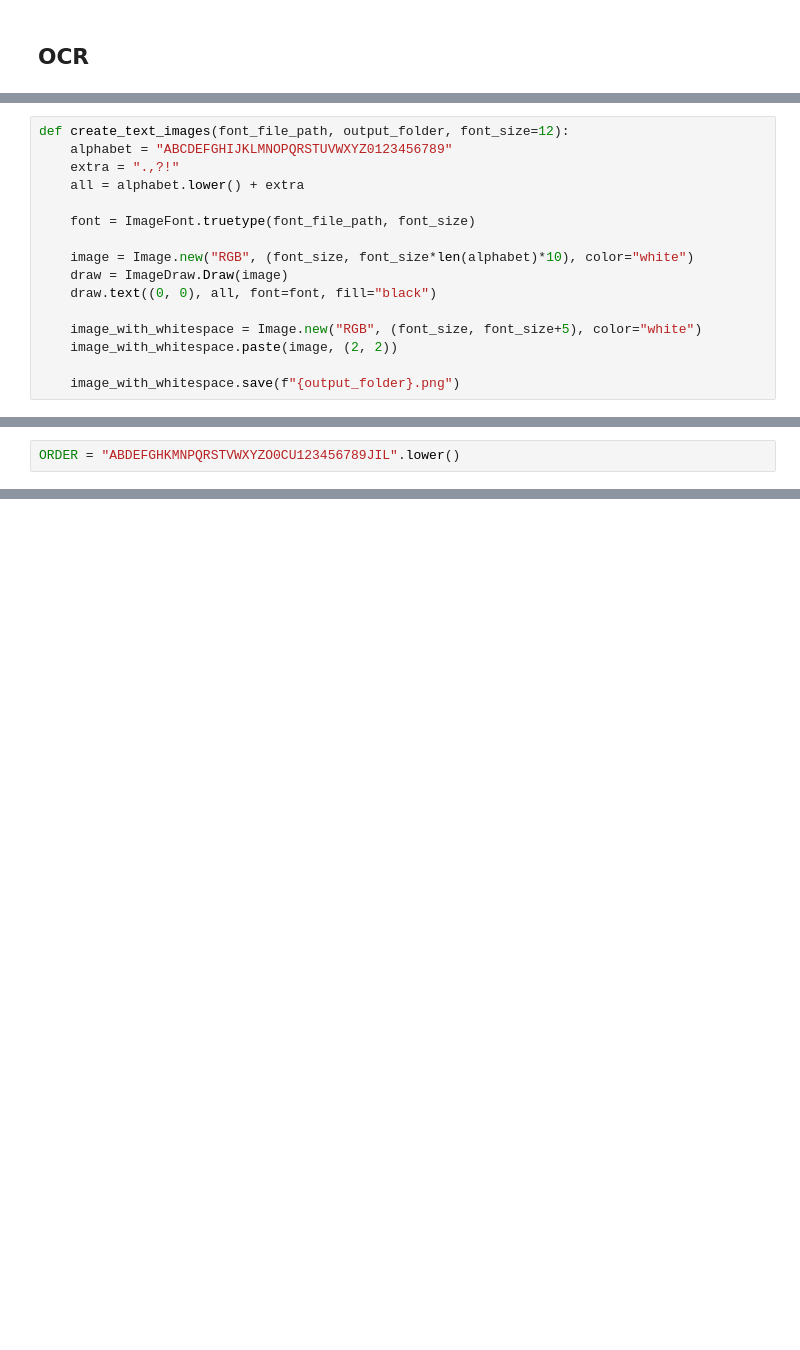
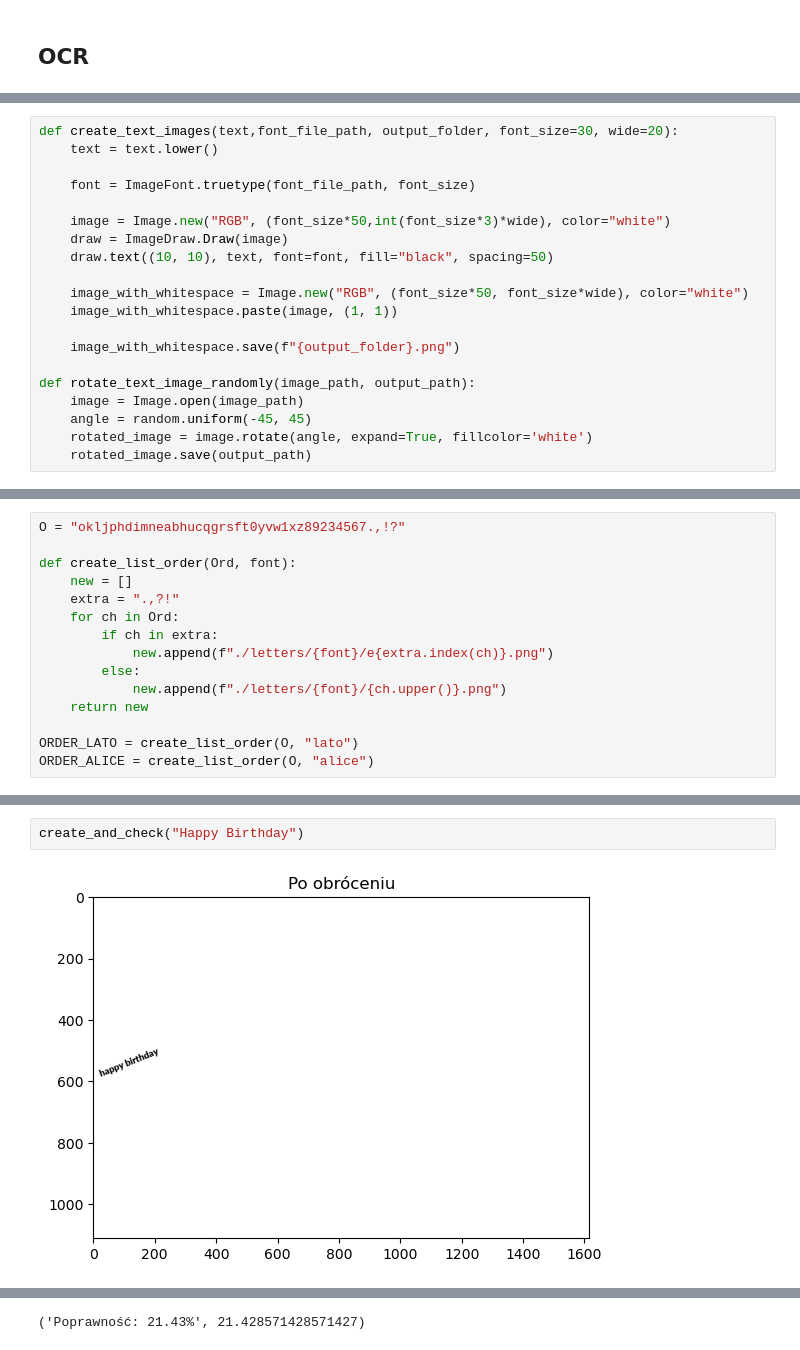
Before and after one commit to mhytrek/MOWNIT, a Jupyter notebook: lab9.1.ipynb, the cells around one changed output, grey strips where cells are left out. Cells and saved outputs as stored; diff of their text form; blank space fills up the shorter version.

```diff
--- a/lab9.1.ipynb
+++ b/lab9.1.ipynb
@@ -97,21 +106,25 @@ def create_alphabet_images(font_file_path, output_folder, font_size=12):
         else:
             image_with_whitespace.save(f"{output_folder}/{letter}.png")
 # %%
-def create_text_images(font_file_path, output_folder, font_size=12):
-    alphabet = "ABCDEFGHIJKLMNOPQRSTUVWXYZ0123456789"
-    extra = ".,?!"
-    all = alphabet.lower() + extra
+def create_text_images(text,font_file_path, output_folder, font_size=30, wide=20):
+    text = text.lower()
 
     font = ImageFont.truetype(font_file_path, font_size)
 
-    image = Image.new("RGB", (font_size, font_size*len(alphabet)*10), color="white")
+    image = Image.new("RGB", (font_size*50,int(font_size*3)*wide), color="white")
     draw = ImageDraw.Draw(image)
-    draw.text((0, 0), all, font=font, fill="black")
+    draw.text((10, 10), text, font=font, fill="black", spacing=50)
 
-    image_with_whitespace = Image.new("RGB", (font_size, font_size+5), color="white")
-    image_with_whitespace.paste(image, (2, 2))
+    image_with_whitespace = Image.new("RGB", (font_size*50, font_size*wide), color="white")
+    image_with_whitespace.paste(image, (1, 1))
 
     image_with_whitespace.save(f"{output_folder}.png")
+
+def rotate_text_image_randomly(image_path, output_path):
+    image = Image.open(image_path)
+    angle = random.uniform(-45, 45)
+    rotated_image = image.rotate(angle, expand=True, fillcolor='white')
+    rotated_image.save(output_path)
 # %%
 create_alphabet_images("./fonts/Lato-Black.ttf", "./letters/lato")
 create_alphabet_images("./fonts/Alice-Regular.ttf", "./letters/alice")
@@ -119,2 +130,0 @@ create_text_images("./fonts/Lato-Black.ttf", "./text/lato1")
-# %%
-ORDER = "ABDEFGHKMNPQRSTVWXYZO0CU123456789JIL".lower()
@@ -157,0 +131,15 @@ detect_match("./text/lato1.png","./letters/lato/A.png", all=False)
+# %%
+O = "okljphdimneabhucqgrsft0yvw1xz89234567.,!?"
+
+def create_list_order(Ord, font):
+    new = []
+    extra = ".,?!"
+    for ch in Ord:
+        if ch in extra:
+            new.append(f"./letters/{font}/e{extra.index(ch)}.png")
+        else:
+            new.append(f"./letters/{font}/{ch.upper()}.png")
+    return new
+
+ORDER_LATO = create_list_order(O, "lato")
+ORDER_ALICE = create_list_order(O, "alice")
@@ -157,0 +326,4 @@ detect_match("./text/lato1.png","./letters/lato/A.png", all=False)
+# %%
+create_and_check("Happy Birthday")
+# %% [output]
+[figure, added]
@@ -157,0 +338 @@ detect_match("./text/lato1.png","./letters/lato/A.png", all=False)
+('Poprawność: 21.43%', 21.428571428571427)
```
Also changed, not shown: parts of 21 cells of this notebook.
